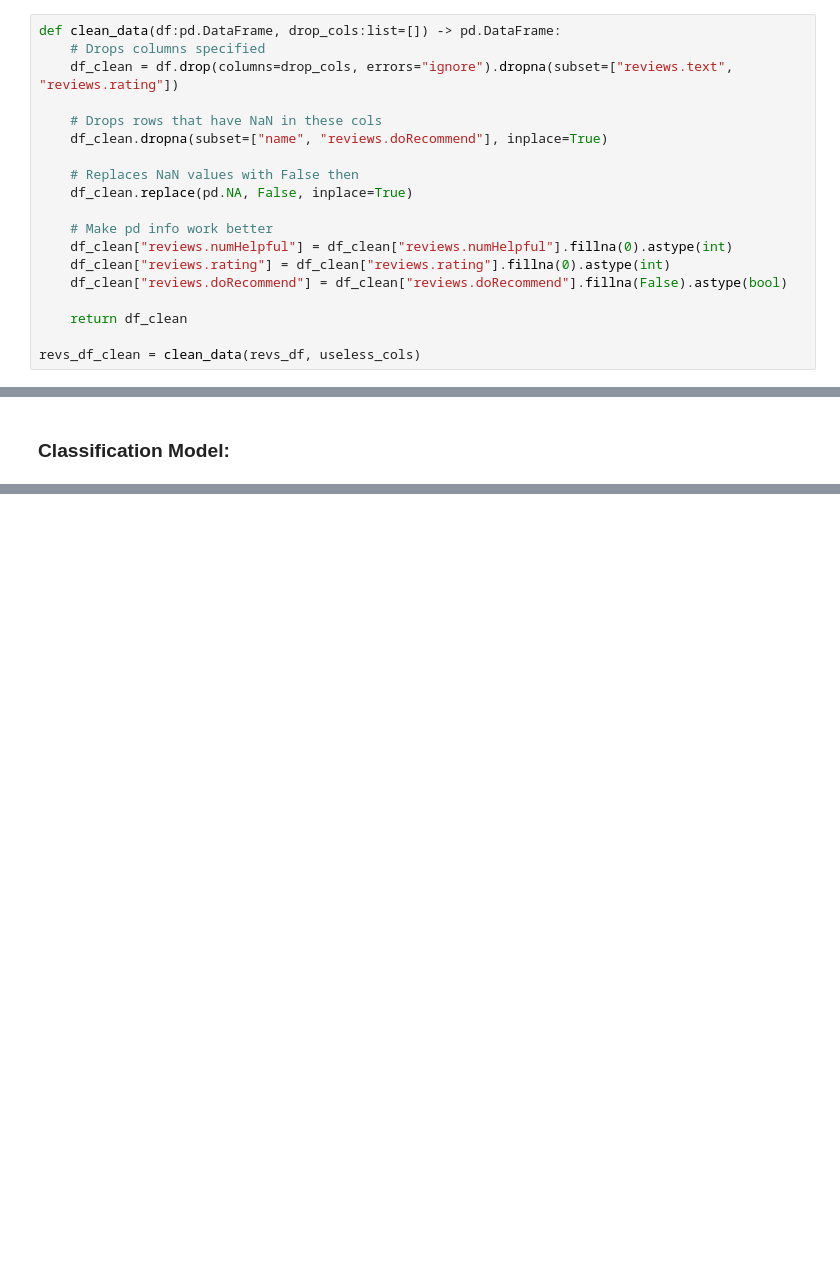
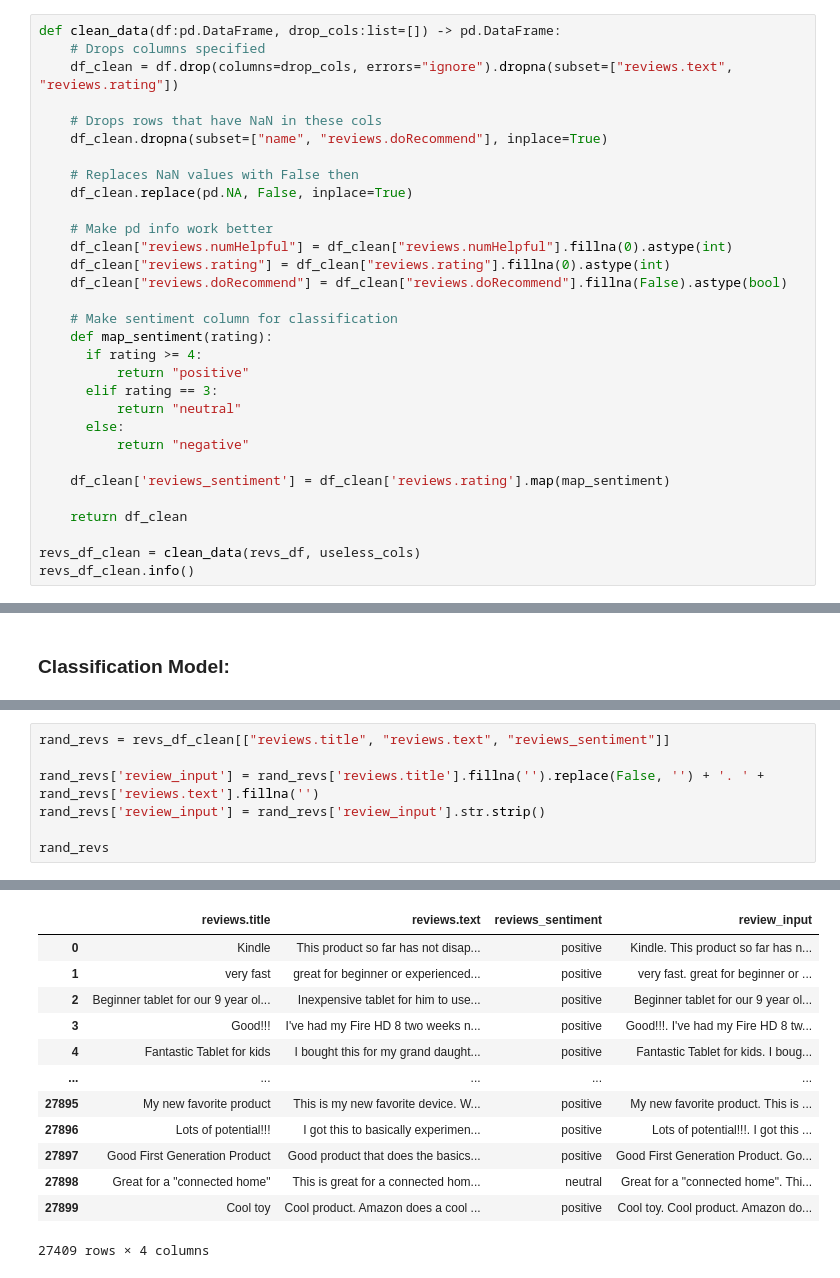
Before and after one commit to plip1e/review-classer, a Jupyter notebook: overview.ipynb, the cells around one changed output, grey strips where cells are left out. Cells and saved outputs as stored; diff of their text form; blank space fills up the shorter version.

```diff
--- a/overview.ipynb
+++ b/overview.ipynb
@@ -73,6 +96,18 @@ def clean_data(df:pd.DataFrame, drop_cols:list=[]) -> pd.DataFrame:
     df_clean["reviews.rating"] = df_clean["reviews.rating"].fillna(0).astype(int)
     df_clean["reviews.doRecommend"] = df_clean["reviews.doRecommend"].fillna(False).astype(bool)
 
+    # Make sentiment column for classification
+    def map_sentiment(rating):
+      if rating >= 4:
+          return "positive"
+      elif rating == 3:
+          return "neutral"
+      else:
+          return "negative"
+
+    df_clean['reviews_sentiment'] = df_clean['reviews.rating'].map(map_sentiment)
+
     return df_clean
 
 revs_df_clean = clean_data(revs_df, useless_cols)
+revs_df_clean.info()
@@ -94,0 +166,8 @@ revs_df_clean.sample(10)
+# %%
+rand_revs = revs_df_clean[["reviews.title", "reviews.text", "reviews_sentiment"]]
+
+rand_revs['review_input'] = rand_revs['reviews.title'].fillna('').replace(False, '') + '. ' + rand_revs['reviews.text'].fillna('')
+rand_revs['review_input'] = rand_revs['review_input'].str.strip()
+
+rand_revs
+# %% [output]
@@ -94,0 +184,13 @@ revs_df_clean.sample(10)
+|  | reviews.title | reviews.text | reviews_sentiment | review_input |
+| 0 | Kindle | This product so far has not disap... | positive | Kindle. This product so far has n... |
+| 1 | very fast | great for beginner or experienced... | positive | very fast. great for beginner or ... |
+| 2 | Beginner tablet for our 9 year ol... | Inexpensive tablet for him to use... | positive | Beginner tablet for our 9 year ol... |
+| 3 | Good!!! | I've had my Fire HD 8 two weeks n... | positive | Good!!!. I've had my Fire HD 8 tw... |
+| 4 | Fantastic Tablet for kids | I bought this for my grand daught... | positive | Fantastic Tablet for kids. I boug... |
+| ... | ... | ... | ... | ... |
+| 27895 | My new favorite product | This is my new favorite device. W... | positive | My new favorite product. This is ... |
+| 27896 | Lots of potential!!! | I got this to basically experimen... | positive | Lots of potential!!!. I got this ... |
+| 27897 | Good First Generation Product | Good product that does the basics... | positive | Good First Generation Product. Go... |
+| 27898 | Great for a "connected home" | This is great for a connected hom... | neutral | Great for a "connected home". Thi... |
+| 27899 | Cool toy | Cool product. Amazon does a cool ... | positive | Cool toy. Cool product. Amazon do... |
+27409 rows × 4 columns
```
Also changed, not shown: parts of 12 cells of this notebook.
